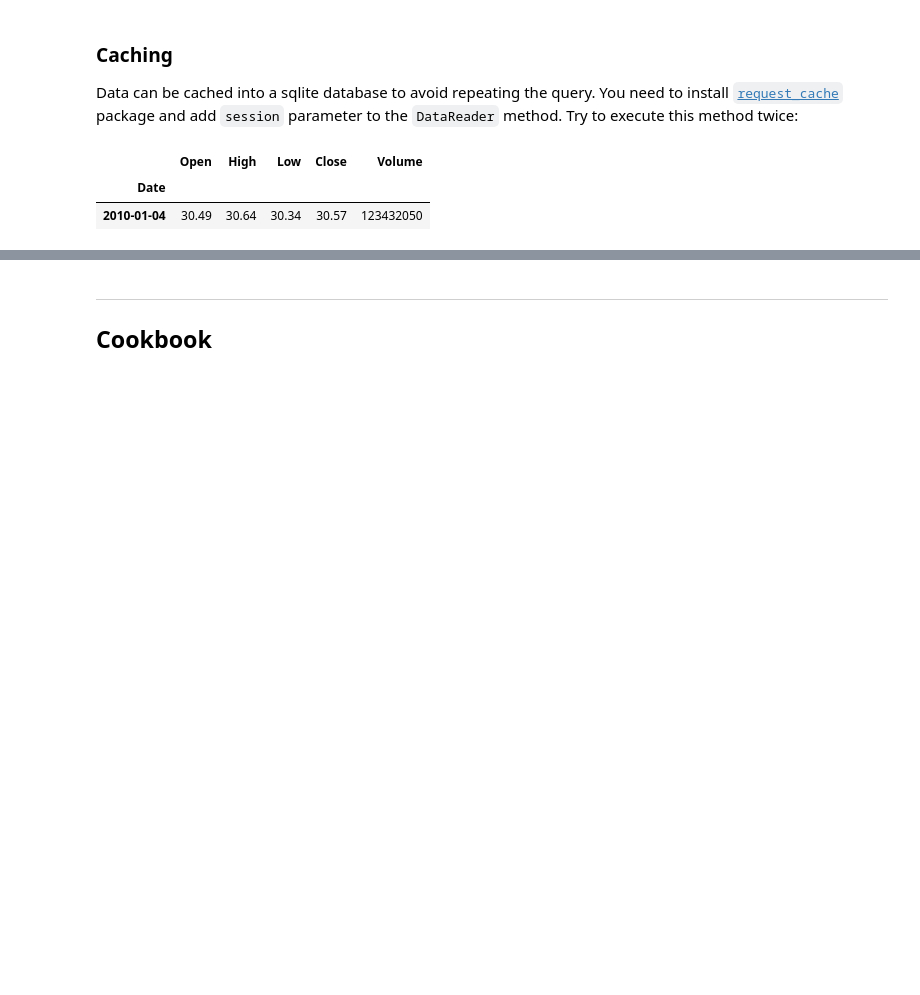
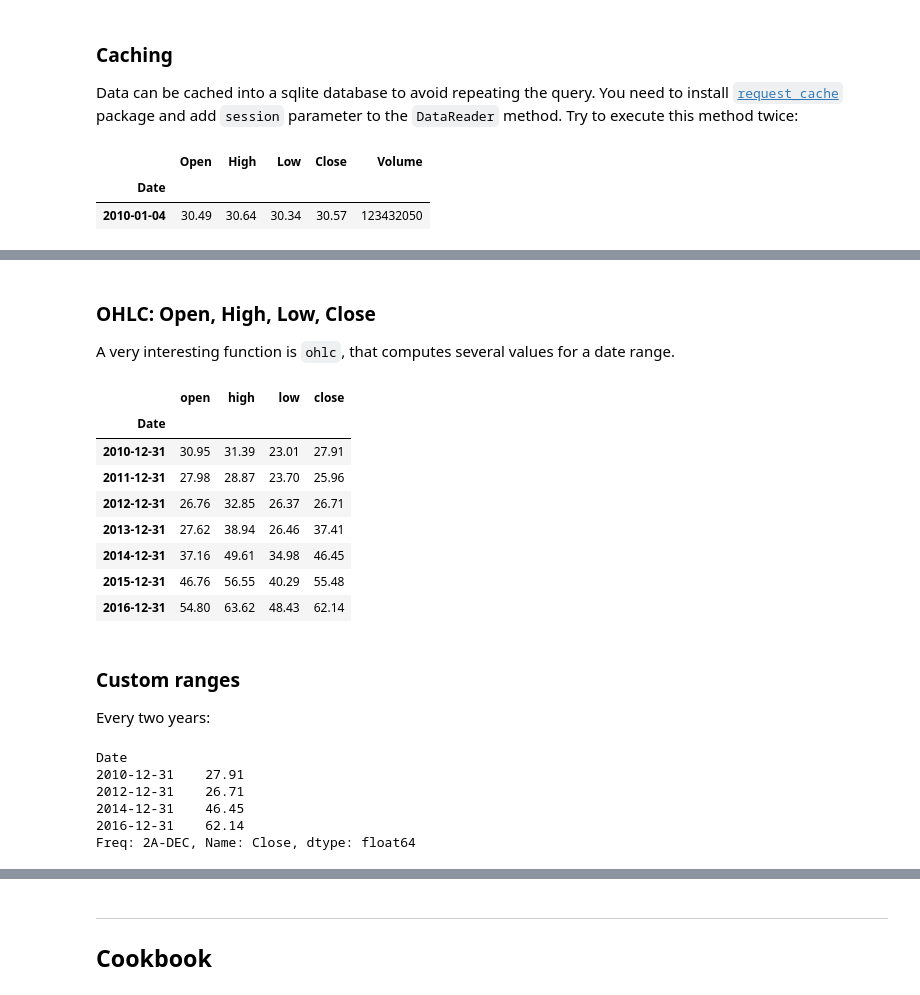
Before and after one commit to luisbelloch/pandas_notebooks, a Jupyter notebook: 01_getting_started.ipynb, the cells around one changed output, grey strips where cells are left out. Cells and saved outputs as stored; diff of their text form; code cells hidden in the pictures; blank space fills up the shorter version.

```diff
--- a/01_getting_started.ipynb
+++ b/01_getting_started.ipynb
@@ -198,0 +274,29 @@ aapl[:1]
+# %% [markdown]
+### OHLC: Open, High, Low, Close
+
+A very interesting function is `ohlc`, that computes several values for a date range.
+# %%
+msft.Close.resample("A").ohlc()
+# %% [output]
+|  | open | high | low | close |
+| Date |  |  |  |  |
+| 2010-12-31 | 30.95 | 31.39 | 23.01 | 27.91 |
+| 2011-12-31 | 27.98 | 28.87 | 23.70 | 25.96 |
+| 2012-12-31 | 26.76 | 32.85 | 26.37 | 26.71 |
+| 2013-12-31 | 27.62 | 38.94 | 26.46 | 37.41 |
+| 2014-12-31 | 37.16 | 49.61 | 34.98 | 46.45 |
+| 2015-12-31 | 46.76 | 56.55 | 40.29 | 55.48 |
+| 2016-12-31 | 54.80 | 63.62 | 48.43 | 62.14 |
+# %% [markdown]
+### Custom ranges
+
+Every two years:
+# %%
+msft.Close.resample("2A").pad().head()
+# %% [output]
+Date
+2010-12-31    27.91
+2012-12-31    26.71
+2014-12-31    46.45
+2016-12-31    62.14
+Freq: 2A-DEC, Name: Close, dtype: float64
```
Also changed, not shown: parts of 19 cells of this notebook.
